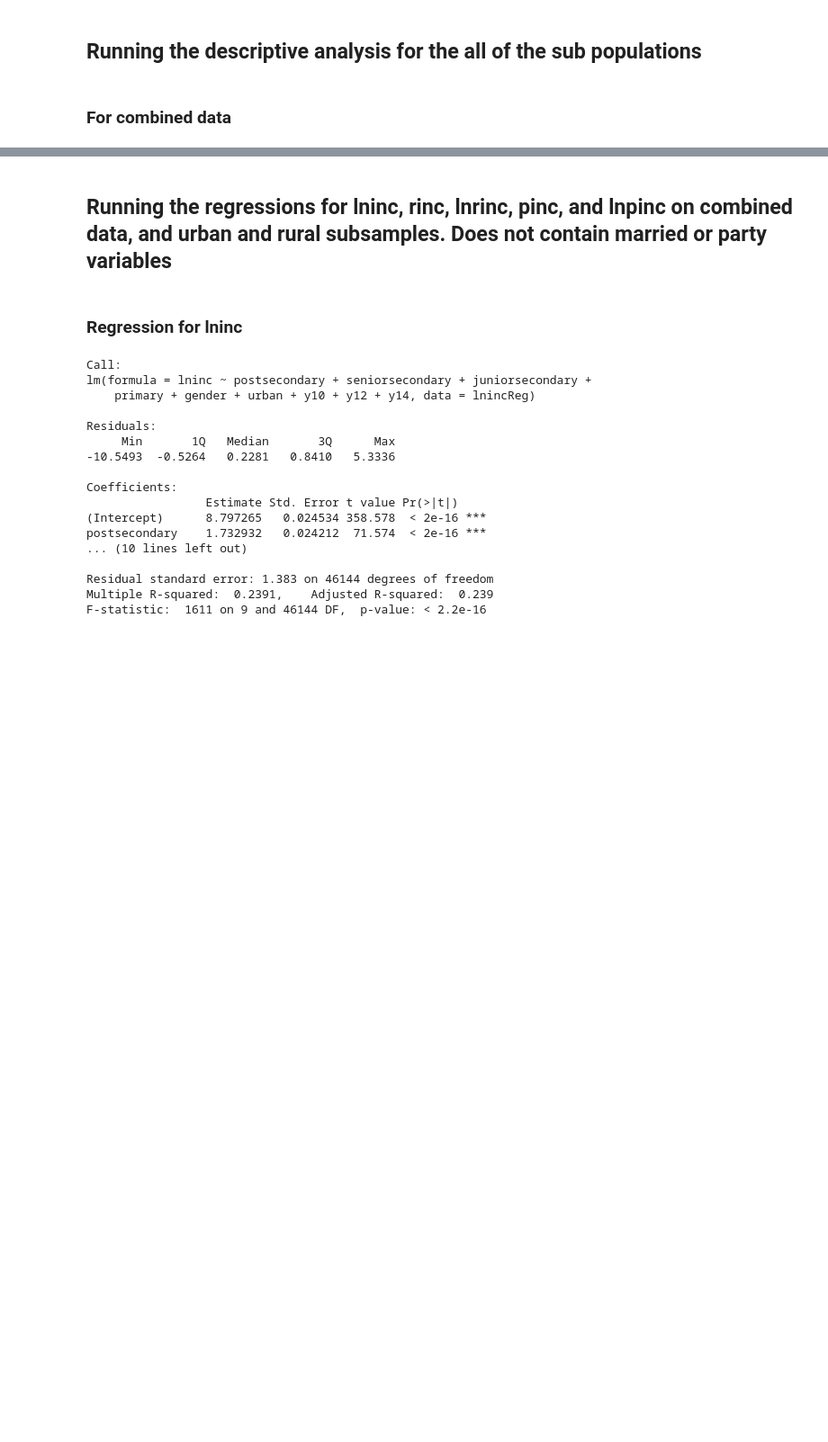
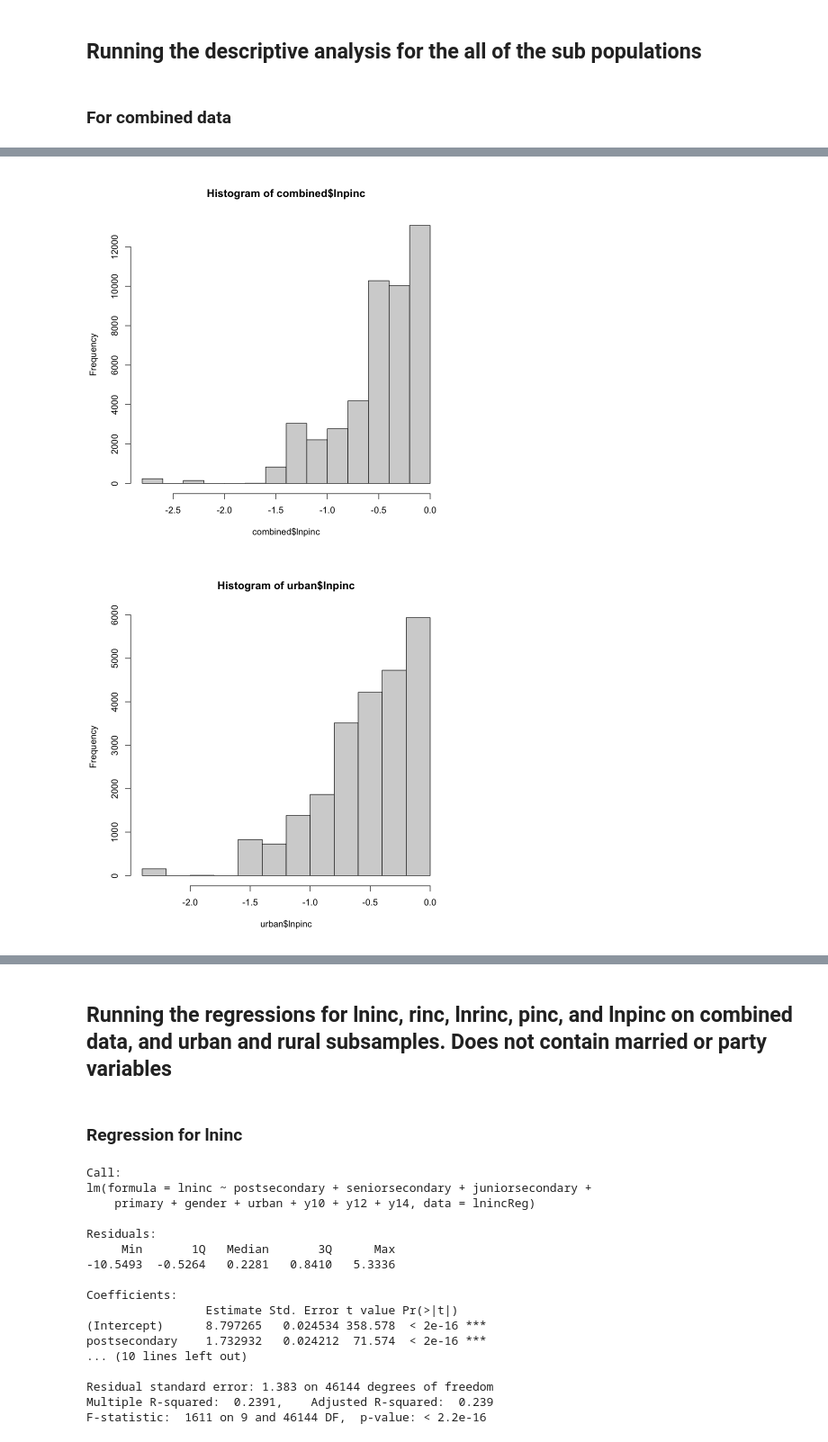
Before and after one commit to dwrh/China-Education-Wages, a Jupyter notebook: China-Education-Wage-Regression.ipynb, the cells around one changed output, grey strips where cells are left out. Shown at 90% size. Drawn from its saved outputs; the diff is of its cells as text; code cells hidden in the pictures; blank space fills up the shorter version.

```diff
--- a/China-Education-Wage-Regression.ipynb
+++ b/China-Education-Wage-Regression.ipynb
@@ -408,0 +566,11 @@ ERROR: Error in hist(combined$lninc): object 'combined' not found
+# %%
+hist(combined$lnpinc)
+hist(urban$lnpinc)
+hist(rural$lnpinc)
+hist(female_urban$lnpinc)
+hist(female_rural$lnpinc)
+hist(male_urban$lnpinc)
+hist(male_rural$lnpinc)
+# %% [output]
+[figure, added]
+[figure, added]
```
Also changed, not shown: parts of 10 cells of this notebook, 4 other files.
